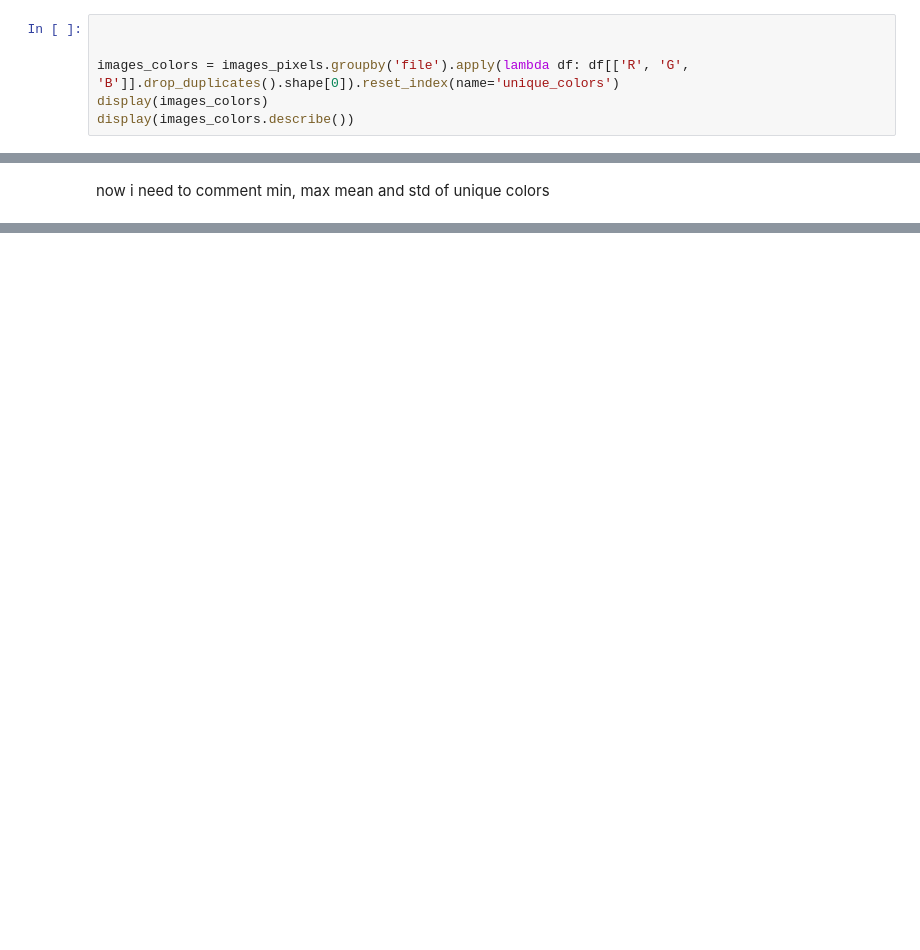
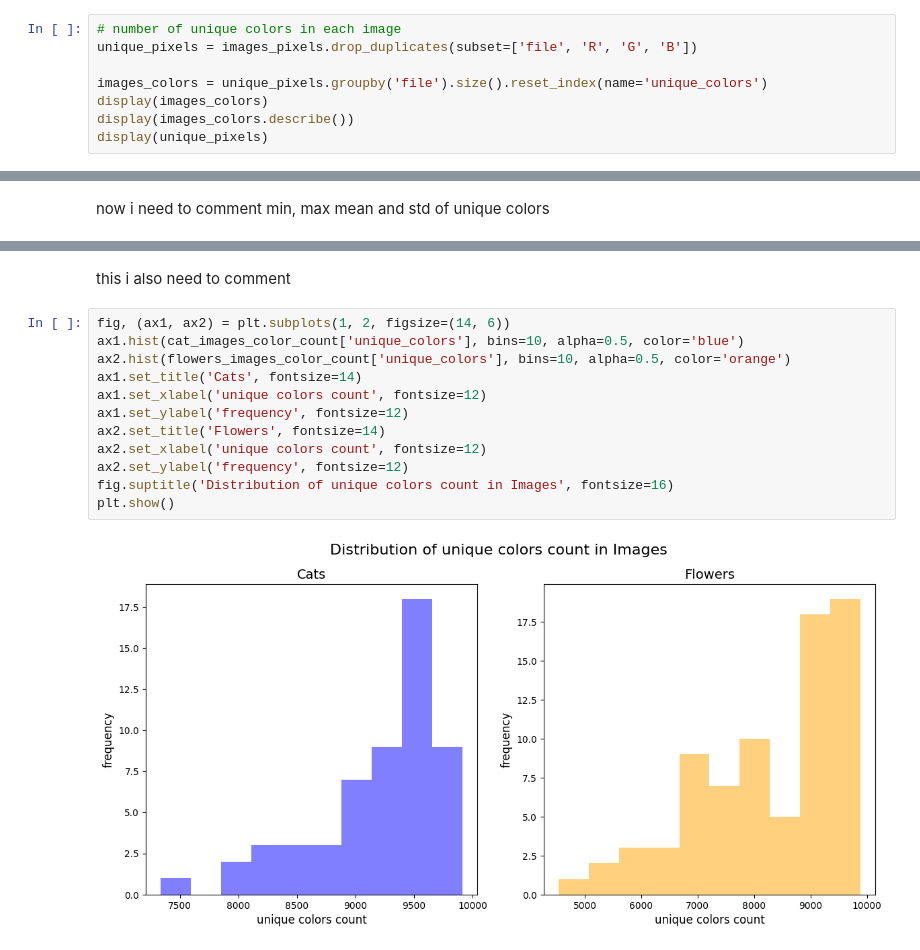
Before and after one commit to ala1200/images-color-reduction, a Jupyter notebook: analysis.ipynb, the cells around one changed output, grey strips where cells are left out. Saved outputs shown, nothing was run; the diff lists cells and outputs as text; blank space fills up the shorter version.

Commit message:
add charts for visualisation

```diff
--- a/analysis.ipynb
+++ b/analysis.ipynb
@@ -168,9 +178,11 @@ display(unique_colors_flowers.head())
 # %%
+# number of unique colors in each image
+unique_pixels = images_pixels.drop_duplicates(subset=['file', 'R', 'G', 'B'])
 
-
-images_colors = images_pixels.groupby('file').apply(lambda df: df[['R', 'G', 'B']].drop_duplicates().shape[0]).reset_index(name='unique_colors')
+images_colors = unique_pixels.groupby('file').size().reset_index(name='unique_colors')
 display(images_colors)
 display(images_colors.describe())
+display(unique_pixels)
 # %% [output]
 |  | file | unique_colors |
 | 0 | kotek-0.png | 9177 |
@@ -227,0 +294,16 @@ now i need to comment min, max mean and std of unique colors
+# %% [markdown]
+this i also need to comment
+# %%
+fig, (ax1, ax2) = plt.subplots(1, 2, figsize=(14, 6))
+ax1.hist(cat_images_color_count['unique_colors'], bins=10, alpha=0.5, color='blue')
+ax2.hist(flowers_images_color_count['unique_colors'], bins=10, alpha=0.5, color='orange')
+ax1.set_title('Cats', fontsize=14)
+ax1.set_xlabel('unique colors count', fontsize=12)
+ax1.set_ylabel('frequency', fontsize=12)
+ax2.set_title('Flowers', fontsize=14)
+ax2.set_xlabel('unique colors count', fontsize=12)
+ax2.set_ylabel('frequency', fontsize=12)
+fig.suptitle('Distribution of unique colors count in Images', fontsize=16)
+plt.show()
+# %% [output]
+[figure, added]
```
Also changed, not shown: parts of 16 cells of this notebook.
